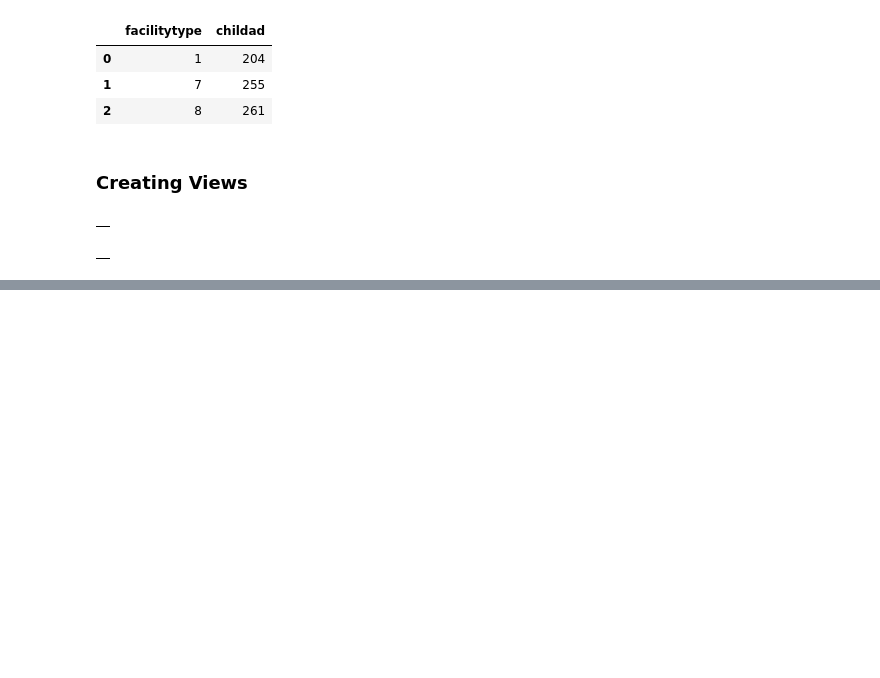
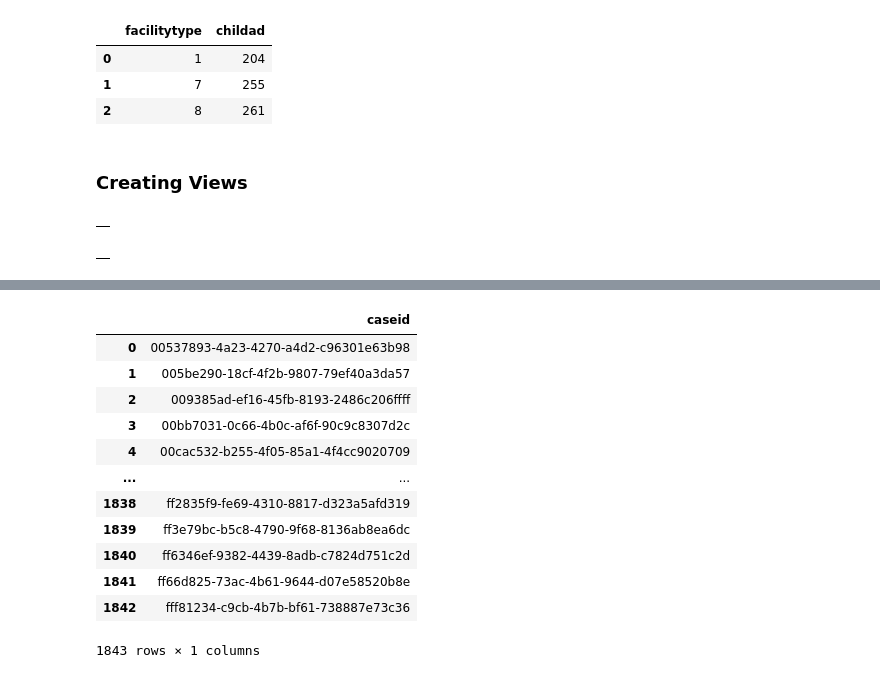
Before and after one commit to cs327e-spring2020/zeba_pathan, a Jupyter notebook: samhda_analysis.ipynb, the cells around one changed output, grey strips where cells are left out. Saved outputs shown, nothing was run; the diff lists cells and outputs as text; code cells hidden in the pictures; blank space fills up the shorter version.

```diff
--- a/samhda_analysis.ipynb
+++ b/samhda_analysis.ipynb
@@ -162,0 +204,26 @@ order by s1.lst
+# %%
+%%bigquery
+#we did a self join on the facility information table on the variable ownershp (which represents whether facilities are
+#owned by a private non profit organization) on those entries where childad = 1 (meaning those facilities accepted children
+#aged 12 or younger). we grouped by and ordered by caseid.
+
+select s1.caseid
+from samhda_modeled.facility_information_Beam_DF s1 join samhda_modeled.facility_information_Beam_DF s2
+on s1.ownershp = s2.ownershp
+where s1.caseid IN (select caseid from samhda_modeled.facility_information_Beam_DF where childad = 1)
+group by s1.caseid
+order by s1.caseid
+# %% [output]
+|  | caseid |
+| 0 | 00537893-4a23-4270-a4d2-c96301e63b98 |
+| 1 | 005be290-18cf-4f2b-9807-79ef40a3da57 |
+| 2 | 009385ad-ef16-45fb-8193-2486c206ffff |
+| 3 | 00bb7031-0c66-4b0c-af6f-90c9c8307d2c |
+| 4 | 00cac532-b255-4f05-85a1-4f4cc9020709 |
+| ... | ... |
+| 1838 | ff2835f9-fe69-4310-8817-d323a5afd319 |
+| 1839 | ff3e79bc-b5c8-4790-9f68-8136ab8ea6dc |
+| 1840 | ff6346ef-9382-4439-8adb-c7824d751c2d |
+| 1841 | ff66d825-73ac-4b61-9644-d07e58520b8e |
+| 1842 | fff81234-c9cb-4b7b-bf61-738887e73c36 |
+1843 rows × 1 columns
```
Also changed, not shown: parts of 5 cells of this notebook, 1 other file.
